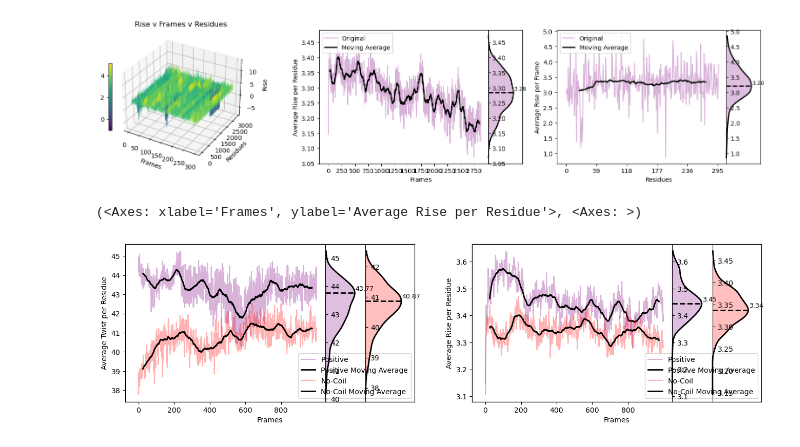
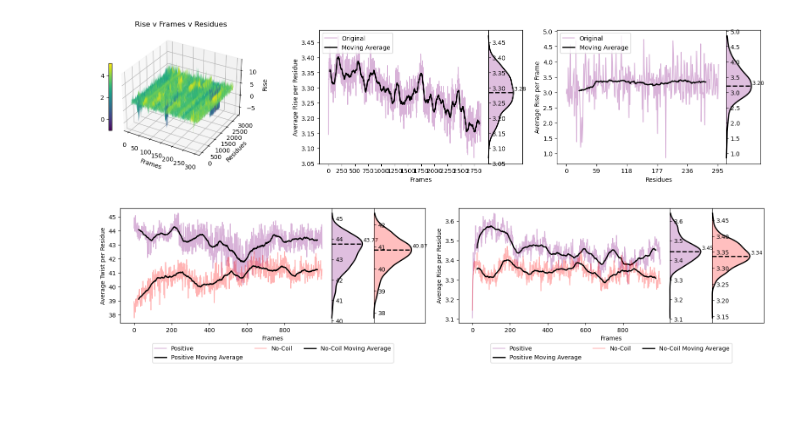
Before and after one commit to sudhishgupta/CG-DNA-PARAM, a Jupyter notebook: plotting/make_figure1.ipynb, the cells around one changed output. Cells and saved outputs as stored; diff of their text form; code cells hidden in the pictures; blank space fills up the shorter version.

```diff
--- a/plotting/make_figure1.ipynb
+++ b/plotting/make_figure1.ipynb
@@ -41,7 +41,8 @@ def plot_line_with_kde(ax, Z, frames, window=51,
             label=f'{lab} Moving Average')
     ax.set_xlabel(f"{xlab}")
     ax.set_ylabel(f"{ylab}")
-    ax.legend(loc='lower right')
+    #ax.legend(loc='lower right')
+    ax.legend(loc="upper center", bbox_to_anchor=(0.5, -0.15), ncol=3)
 
     # --- RIGHT AXIS (KDE) ---
     ax2 = ax.twinx()
@@ -184,28 +185,35 @@ make_figure1(noc_rise,'Rise')                     #(data,'param_name')
 # %%
 noc = np.load('cg_helix_parameters_nocoil.npz')
 pos = np.load('cg_helix_parameters_positive.npz')
+neg = np.load('cg_helix_parameters_negative.npz')
 
 noc_step = noc['step_parameters']
 pos_step = pos['step_parameters']
+neg_step = pos['step_parameters']
 
 xf = 1000                # <--- specify the number of frames you want to plot both the data
 
 Z1_tw  = pos_step[:xf,1:,-1]
 Z1_ri  = pos_step[:xf,1:,2]
 
 Z2_tw = noc_step[:xf,1:,-1]
 Z2_ri = noc_step[:xf,1:,2]
 
+Z3_tw = neg_step[:xf,1:,-1]
+Z3_ri = neg_step[:xf,1:,2]
+
 frames = np.arange(xf)
 
 fig, axs = plt.subplots(1, 2, figsize=(16, 4))
 axs = axs.flatten()
 
 plot_line_with_kde(axs[0], np.mean(Z1_tw,axis=1), frames, xlab='Frames',ylab=f'Average Twist per Residue',kde_color='purple',lab='Positive')
 plot_line_with_kde(axs[0], np.mean(Z2_tw,axis=1), frames, xlab='Frames',ylab=f'Average Twist per Residue',kde_color='red',lab='No-Coil')
+plot_line_with_kde(axs[0], np.mean(Z3_tw,axis=1), frames, xlab='Frames',ylab=f'Average Twist per Residue',kde_color='green',lab='Negative')
 
 plot_line_with_kde(axs[1], np.mean(Z1_ri,axis=1), frames, xlab='Frames',ylab=f'Average Rise per Residue',kde_color='purple',lab='Positive')
 plot_line_with_kde(axs[1], np.mean(Z2_ri,axis=1), frames, xlab='Frames',ylab=f'Average Rise per Residue',kde_color='red',lab='No-Coil')
+plot_line_with_kde(axs[1], np.mean(Z3_ri,axis=1), frames, xlab='Frames',ylab=f'Average Rise per Residue',kde_color='green',lab='Negative')
+plt.tight_layout()
 # %% [output]
-(<Axes: xlabel='Frames', ylabel='Average Rise per Residue'>, <Axes: >)
-[figure, old version]
+[figure, new version]
```
